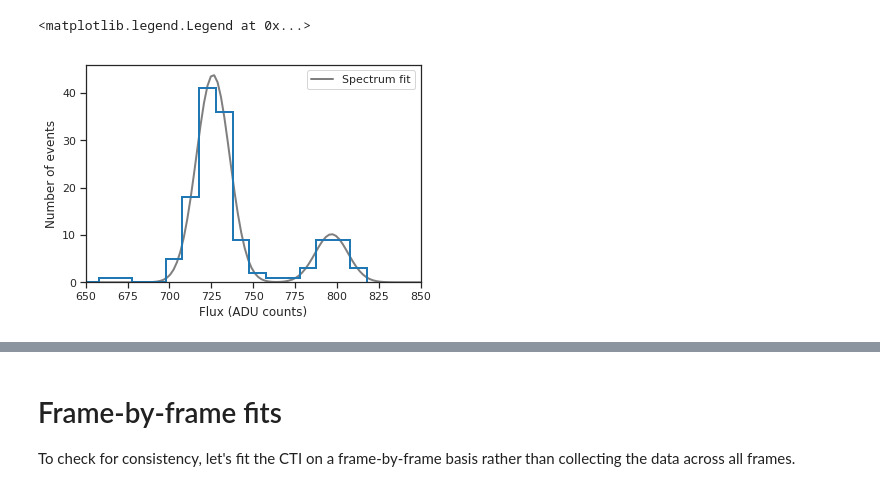
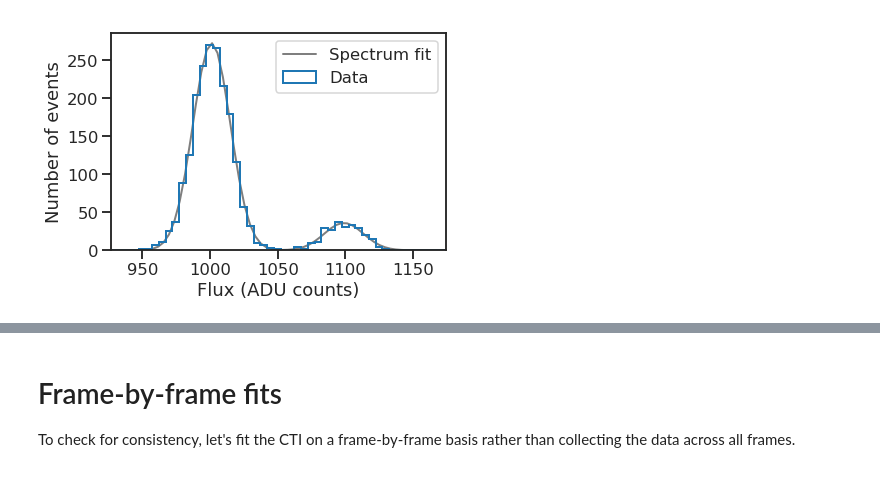
Before and after one commit to sam-dixon/cte, a Jupyter notebook: xrays/get_cti.ipynb, the cells around one changed output, grey strips where cells are left out. Saved outputs shown, nothing was run; the diff lists cells and outputs as text; code cells hidden in the pictures.

```diff
--- a/xrays/get_cti.ipynb
+++ b/xrays/get_cti.ipynb
@@ -11,7 +11,7 @@ from astropy.io import fits
 from astropy.visualization import ImageNormalize, ZScaleInterval
 
 sns.set_style('ticks')
-sns.set_context('notebook')
+sns.set_context('talk')
 # %%
 AMP_EDGES = {0: (0, 1024),
              1: (1024, 2048),
@@ -47,7 +47,7 @@ def extract(cam, frame, amp):
     """Uses SEP to remove the background and find objects"""
     data = get_data(cam, frame, amp)
     data = np.array(data)
-    bg = sep.Background(data, bw=32, bh=32, fw=32, fh=32, maskthresh=1000)
+    bg = sep.Background(data, bw=32, bh=32, maskthresh=1000)
     bg.subfrom(data)
     objs = pd.DataFrame.from_records(sep.extract(data, 5, err=bg.rms(), minarea=1, deblend_nthresh=1))
     objs = objs[objs.flag==0]
@@ -66,10 +66,11 @@ def double_gauss(x, A1, A2, gain, sig1, sig2):
     return gauss(x, A1, mu1, sig1) + gauss(x, A2, mu2, sig2)
 
 
-def calc_spec(objs):
+def calc_spec(objs, bins=None):
     """Fits the spectrum of object fluxes to a double Gaussian with
     peaks centered at 1620 and 1778 electrons."""
-    bins = np.arange(np.min(objs.flux), np.max(objs.flux), 10)
+    if bins is None:
+        bins = np.arange(np.min(objs.flux), np.max(objs.flux), 10)
     n, _ = np.histogram(objs.flux, bins=bins)
     x = (bins[1:] + bins[:-1])/2
 
@@ -79,11 +80,13 @@ def calc_spec(objs):
         diff = model - n
         return np.sum(diff**2)
 
-    start = {'A1': 120,
-             'A2': 20,
+    start = {'A1': len(objs)/8,
+             'A2': len(objs)/30,
              'gain': 1620/np.median(objs.flux),
              'sig1': 20,
              'sig2': 50,
+             'limit_A1': (0, len(objs)),
+             'limit_A2': (0, len(objs)),
              'limit_sig1': (0, 1000),
              'limit_sig2': (0, 1000)}
     m = Minuit(chisq, pedantic=False, print_level=0, **start)
@@ -123,17 +129,19 @@ plt.imshow(data.T, norm=norm, cmap='gray')
 # %%
-objs = extract(2, 100, 1)
-n, bins, _ = plt.hist(objs.flux, bins=np.arange(objs.flux.min(), objs.flux.max(), 10), histtype='step', linewidth=2)
-spec_fit = calc_spec(objs)
-bins = np.linspace(650, 850, 100)
-plt.plot(bins, double_gauss(bins, **spec_fit), label='Spectrum fit', color='k', linewidth=2, alpha=0.5, zorder=0)
-plt.xlim(650, 850)
+objs = extract(3, 8, 0)
+bins = np.arange(objs.flux.min(), objs.flux.max(), 5)
+n, bins, _ = plt.hist(objs.flux, bins=bins,
+                      histtype='step', linewidth=2, label='Data')
+spec_fit = calc_spec(objs, bins)
+bins = np.linspace(bins[0], bins[-1], 500)
+plt.plot(bins, double_gauss(bins, **spec_fit),
+         label='Spectrum fit', color='k', linewidth=2, alpha=0.5, zorder=0)
+plt.xlim(1500/spec_fit['gain'], 1900/spec_fit['gain'])
 plt.xlabel('Flux (ADU counts)')
 plt.ylabel('Number of events')
 plt.legend()
-# plt.savefig('figures/spectrum_fit.pdf', bbox_inches='tight')
+plt.savefig('../figures/spectrum_fit.pdf', bbox_inches='tight')
 # %% [output]
-<matplotlib.legend.Legend at 0x...>
-[figure, old version]
+[figure, new version]
 # %%
 xray_frames = {1: [1, 2, 3, 4, 5, 6, 7, 8, 9, 10, 11, 12, 13, 16, 17, 18, 19, 20, 22, 23, 24, 25],
                2: [100, 101, 102, 103, 106, 119, 121, 124, 125, 127, 128, 133, 134, 135, 138, 139,
```
Also changed, not shown: parts of 11 cells of this notebook, 6 other files.
